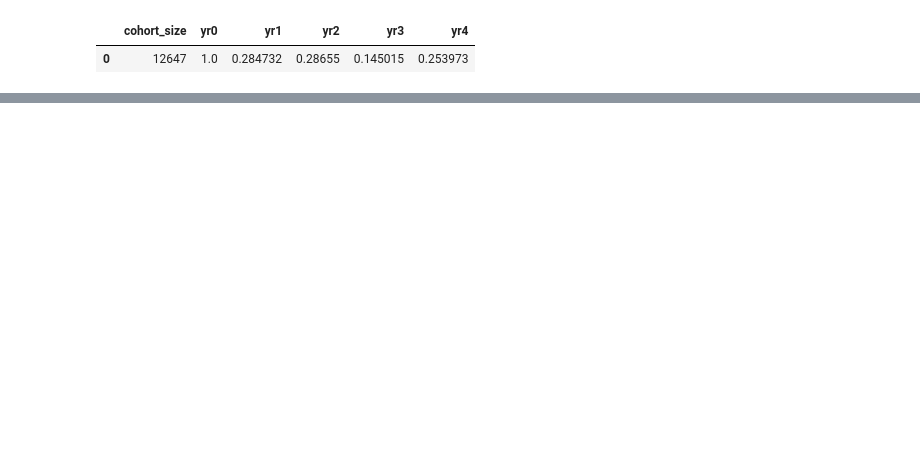
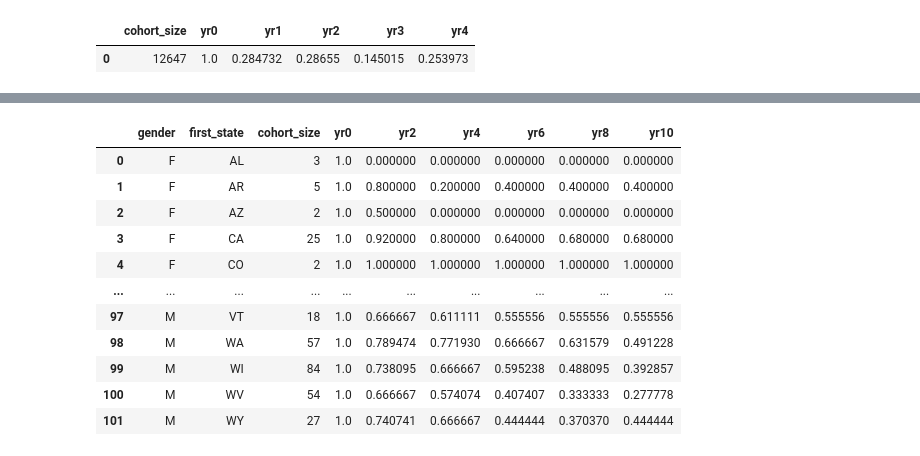
Before and after one commit to mittwoch09/Today-I-Learned, a Jupyter notebook: DataAnalysis/CohortAnalysis/cohort-analysis.ipynb, the cells around one changed output, grey strips where cells are left out. Cells and saved outputs as stored; diff of their text form; code cells hidden in the pictures; blank space fills up the shorter version.

Commit message:
Cohort Analysis

```diff
--- a/DataAnalysis/CohortAnalysis/cohort-analysis.ipynb
+++ b/DataAnalysis/CohortAnalysis/cohort-analysis.ipynb
@@ -16,8 +14,8 @@ import psycopg2 as pg2
 
 con = pg2.connect(host='localhost',
                   user='testuser',
-                  password='tespass',
-                  database='sql_analysis')
+                  password='testpass',
+                  database='postgresql_analysis')
 con.autocommit = True
 cur = con.cursor()
 # %% [markdown]
@@ -192,0 +860,77 @@ While we could pick another day, **December 31** is a strategy for normalizing a
+# %%
+query_21 = """
+        SELECT gender, first_state, cohort_size
+            ,max(case when period = 0 then pct_retained end) as yr0
+            ,max(case when period = 2 then pct_retained end) as yr2
+            ,max(case when period = 4 then pct_retained end) as yr4
+            ,max(case when period = 6 then pct_retained end) as yr6
+            ,max(case when period = 8 then pct_retained end) as yr8
+            ,max(case when period = 10 then pct_retained end) as yr10
+        FROM
+        (
+            SELECT aaa.gender, aaa.first_state, aaa.period, aaa.cohort_size
+                ,coalesce(ddd.cohort_retained,0) as cohort_retained
+                ,coalesce(ddd.cohort_retained,0) * 1.0 / aaa.cohort_size as pct_retained
+            FROM
+            (
+            SELECT aa.gender, aa.first_state, cc.period, aa.cohort_size
+            FROM
+            (
+                SELECT b.gender, a.first_state
+                    ,count(distinct a.id_bioguide) as cohort_size
+                FROM
+                (
+                    SELECT distinct id_bioguide
+                        ,min(term_start) over (partition by id_bioguide) as first_term
+                        ,first_value(state) over (partition by id_bioguide order by term_start) as first_state
+                    FROM legislators_terms
+                ) a
+                JOIN legislators b on a.id_bioguide = b.id_bioguide
+                WHERE a.first_term between '1917-01-01' and '1999-12-31'
+                GROUP BY 1,2
+            ) aa
+            JOIN
+            (
+                SELECT generate_series as period
+                FROM generate_series(0,20,1)
+            ) cc on 1 = 1
+            ) aaa
+            LEFT JOIN
+            (
+                SELECT d.first_state, g.gender
+                    ,coalesce(date_part('year',age(f.date,d.first_term)),0) as period
+                    ,count(distinct d.id_bioguide) as cohort_retained
+                FROM
+                (
+                    SELECT distinct id_bioguide
+                        ,min(term_start) over (partition by id_bioguide) as first_term
+                        ,first_value(state) over (partition by id_bioguide order by term_start) as first_state
+                    FROM legislators_terms
+                ) d
+                JOIN legislators_terms e on d.id_bioguide = e.id_bioguide
+                LEFT JOIN date_dim f on f.date between e.term_start and e.term_end
+                and f.month_name = 'December' and f.day_of_month = 31
+                JOIN legislators g on d.id_bioguide = g.id_bioguide
+                WHERE d.first_term between '1917-01-01' and '1999-12-31'
+                GROUP BY 1,2,3
+            ) ddd on aaa.gender = ddd.gender and aaa.first_state = ddd.first_state
+            and aaa.period = ddd.period
+        ) a
+        GROUP BY 1,2,3
+        """
+
+sql_21 = pd.read_sql(query_21, con)
+sql_21
+# %% [output]
+|  | gender | first_state | cohort_size | yr0 | yr2 | yr4 | yr6 | yr8 | yr10 |
+| 0 | F | AL | 3 | 1.0 | 0.000000 | 0.000000 | 0.000000 | 0.000000 | 0.000000 |
+| 1 | F | AR | 5 | 1.0 | 0.800000 | 0.200000 | 0.400000 | 0.400000 | 0.400000 |
+| 2 | F | AZ | 2 | 1.0 | 0.500000 | 0.000000 | 0.000000 | 0.000000 | 0.000000 |
+| 3 | F | CA | 25 | 1.0 | 0.920000 | 0.800000 | 0.640000 | 0.680000 | 0.680000 |
+| 4 | F | CO | 2 | 1.0 | 1.000000 | 1.000000 | 1.000000 | 1.000000 | 1.000000 |
+| ... | ... | ... | ... | ... | ... | ... | ... | ... | ... |
+| 97 | M | VT | 18 | 1.0 | 0.666667 | 0.611111 | 0.555556 | 0.555556 | 0.555556 |
+| 98 | M | WA | 57 | 1.0 | 0.789474 | 0.771930 | 0.666667 | 0.631579 | 0.491228 |
+| 99 | M | WI | 84 | 1.0 | 0.738095 | 0.666667 | 0.595238 | 0.488095 | 0.392857 |
+| 100 | M | WV | 54 | 1.0 | 0.666667 | 0.574074 | 0.407407 | 0.333333 | 0.277778 |
+| 101 | M | WY | 27 | 1.0 | 0.740741 | 0.666667 | 0.444444 | 0.370370 | 0.444444 |
```
Also changed, not shown: parts of 79 cells of this notebook.
